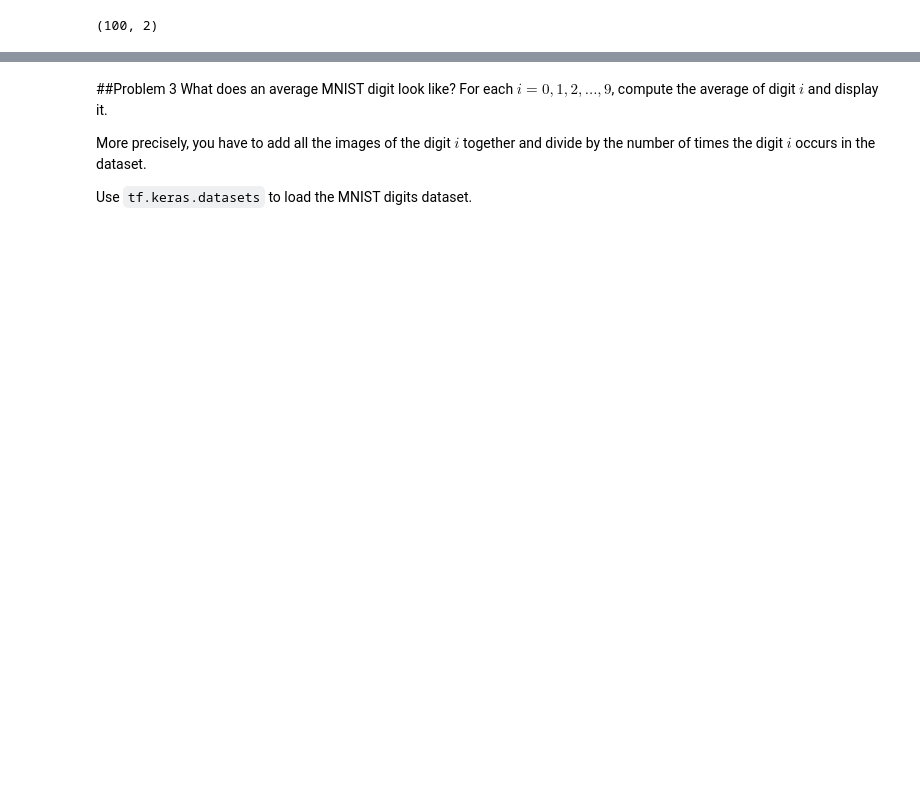
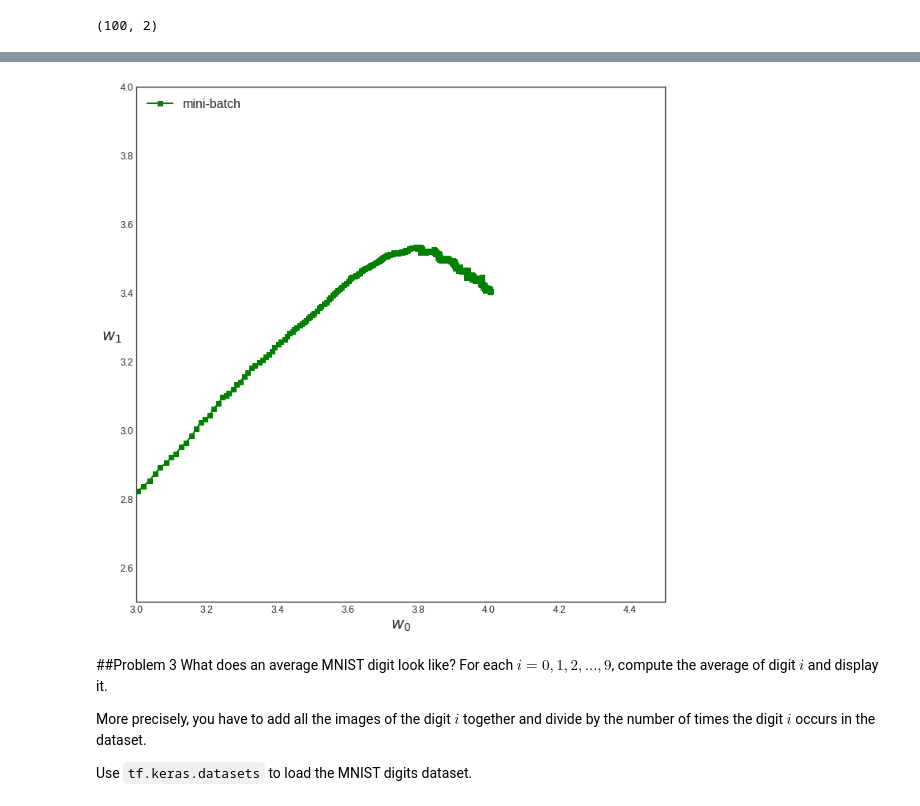
Before and after one commit to c-bujari/CAP4630, a Jupyter notebook: HW_2/HW_2.ipynb, the cells around one changed output, grey strips where cells are left out. Saved outputs shown, nothing was run; the diff lists cells and outputs as text; code cells hidden in the pictures; blank space fills up the shorter version.

```diff
--- a/HW_2/HW_2.ipynb
+++ b/HW_2/HW_2.ipynb
@@ -191,3 +245,13 @@ print(X_new_b)
+# %%
+plt.figure(figsize=(12,12))
+plt.plot(weight_path_mgd[:, 0], weight_path_mgd[:, 1], "g-s", linewidth=2, label="mini-batch")
+plt.legend(loc="upper left", fontsize=16)
+plt.xlabel(r"$w_0$", fontsize=20)
+plt.ylabel(r"$w_1$   ", fontsize=20, rotation=0)
+plt.axis([3, 4.5, 2.5, 4])
+plt.show()
+# %% [output]
+[figure, added]
 # %% [markdown]
 ##Problem 3
 What does an average MNIST digit look like?
```
Also changed, not shown: parts of 20 cells of this notebook.
